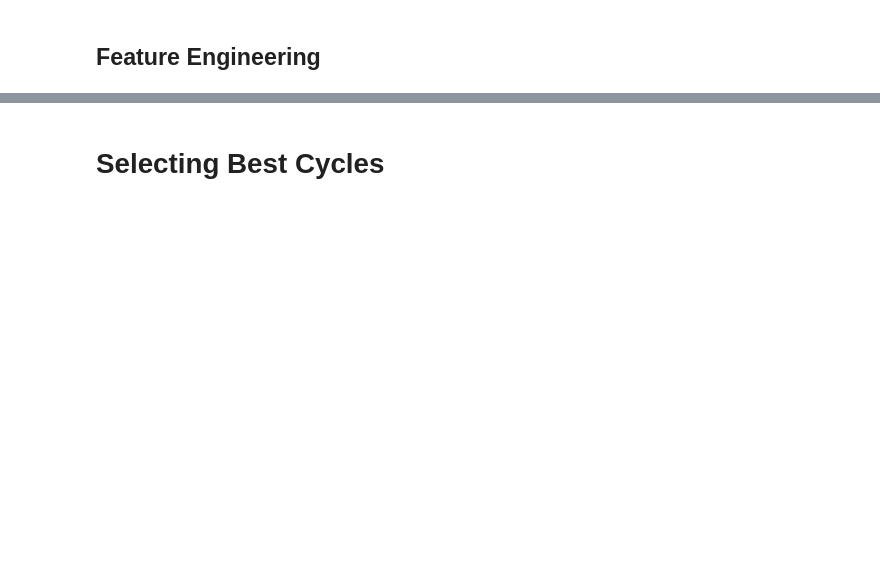
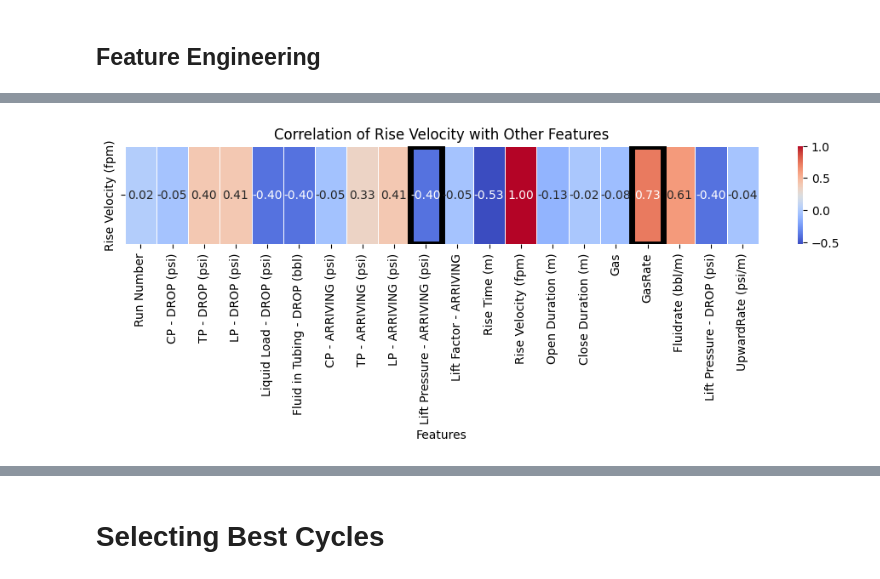
Before and after one commit to ateebahmad20/plunger-mustang, a Jupyter notebook: preprocessing/data_visualization pickle.ipynb, the cells around one changed output, grey strips where cells are left out. Cells and saved outputs as stored; diff of their text form; code cells hidden in the pictures; blank space fills up the shorter version.

```diff
--- a/preprocessing/data_visualization pickle.ipynb
+++ b/preprocessing/data_visualization pickle.ipynb
@@ -348,0 +375,42 @@ fig.show()
+# %%
+import matplotlib.pyplot as plt
+import seaborn as sns
+
+plt.figure(figsize=(12, 1.5))  # Increase width, reduce height for better spacing
+
+# Compute correlation matrix and filter only "Rise Velocity (fpm)"
+rise_velocity_corr = df_z.corr()[["Rise Velocity (fpm)"]].T  # Transpose to make it horizontal
+
+# Create heatmap
+ax = sns.heatmap(
+    rise_velocity_corr,
+    annot=True,
+    cmap='coolwarm',
+    fmt=".2f",
+    linewidths=0.5,
+    cbar=True,
+    annot_kws={"size": 10},  # Increase annotation text size
+    square=False  # Ensures rectangular boxes
+)
+
+# Identify the column indices of "Lift Pressure - ARRIVING (psi)" and "Gas Rate"
+highlight_features = ["Lift Pressure - ARRIVING (psi)", "GasRate"]
+col_indices = [rise_velocity_corr.columns.get_loc(feature) for feature in highlight_features]
+
+# Add more visible rectangle highlights
+for col_idx in col_indices:
+    ax.add_patch(plt.Rectangle(
+        (col_idx, 0), 1, 1,
+        fill=False,
+        edgecolor='black',  # Highlight color
+        lw=5,  # Increase line width for better visibility
+        linestyle='solid',  # Solid line for emphasis
+        alpha=1  # Fully opaque for maximum clarity
+    ))
+
+plt.title('Correlation of Rise Velocity with Other Features')
+plt.xlabel('Features')
+plt.xticks(rotation=90, ha='center')  # Ensure feature names are straight
+plt.show()
+# %% [output]
+[figure, added]
```
Also changed, not shown: parts of 13 cells of this notebook, 8 other files.
